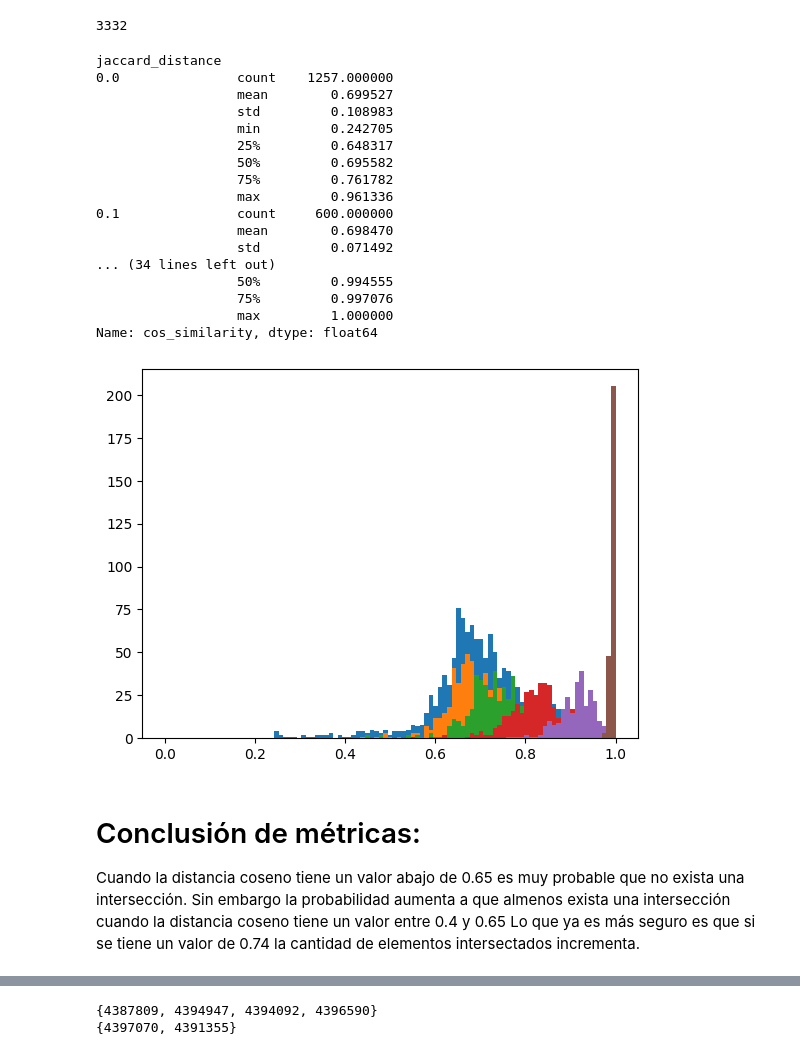
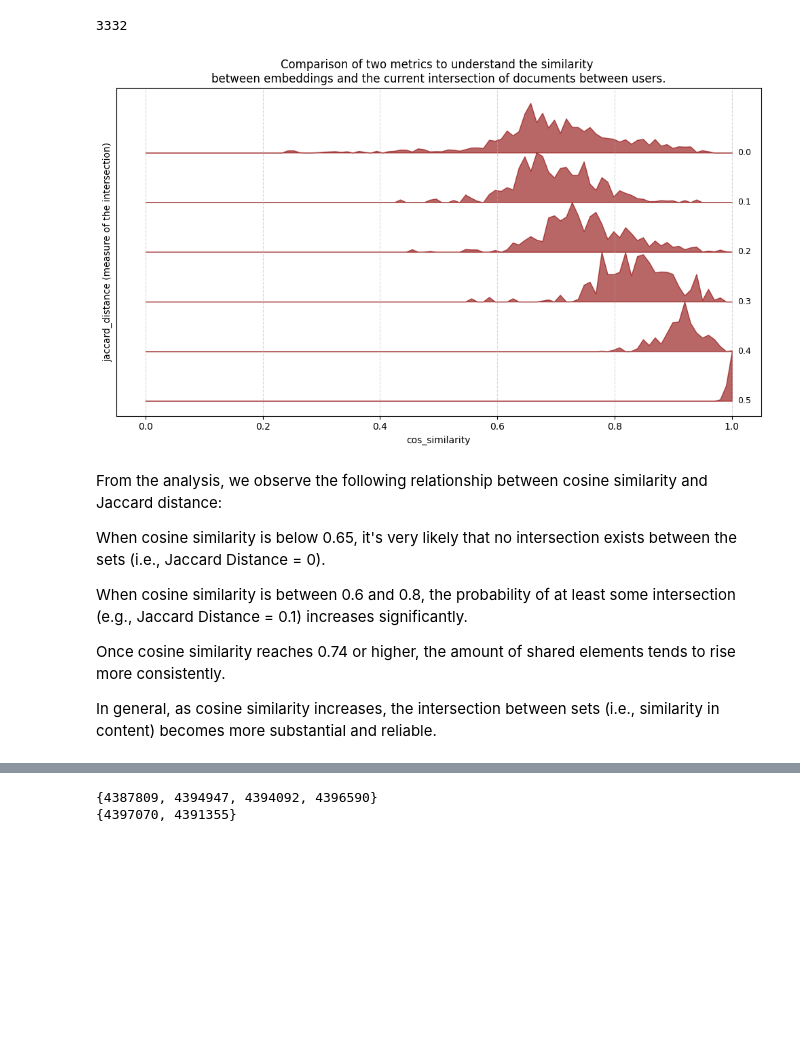
Before and after one commit to dhdzmota/meta-kaggle-hackathon, a Jupyter notebook: notebooks/mkh-user_dataset_recommendation-02.ipynb, the cells around one changed output, grey strips where cells are left out. Saved outputs shown, nothing was run; the diff lists cells and outputs as text; code cells hidden in the pictures; blank space fills up the shorter version.

Commit message:
Included analysis

```diff
--- a/notebooks/mkh-user_dataset_recommendation-02.ipynb
+++ b/notebooks/mkh-user_dataset_recommendation-02.ipynb
@@ -665,30 +710,27 @@ results_answers['jaccard_distance'] = results_answers.apply(jaccard_distance_df,
 def plot_hist(series):
     plt.hist(series, bins=np.linspace(0,1,100))
     return series.describe()
-# %%
-results_answers.groupby('jaccard_distance').cos_similarity.apply(plot_hist)
-# %% [output]
-jaccard_distance
-0.0               count    1257.000000
-                  mean        0.699527
-                  std         0.108983
-                  min         0.242705
-                  25%         0.648317
-                  50%         0.695582
-                  75%         0.761782
-                  max         0.961336
-0.1               count     600.000000
-                  mean        0.698470
-                  std         0.071492
-... (34 lines left out)
-                  50%         0.994555
-                  75%         0.997076
-                  max         1.000000
-Name: cos_similarity, dtype: float64
-[figure, removed]
+# %%
+title="""Comparison of two metrics to understand the similarity
+between embeddings and the current intersection of documents between users."""
+
+plot_ridgeline(
+    results_answers,
+    group_col='jaccard_distance',
+    value_col='cos_similarity',
+    ylabel='jaccard_distance (measure of the intersection)',
+    title=title
+)
+# %% [output]
+[figure, added]
 # %% [markdown]
-# Conclusión de métricas:
-Cuando la distancia coseno tiene un valor abajo de 0.65 es muy probable que no exista una intersección.
-Sin embargo la probabilidad aumenta a que almenos exista una intersección cuando la distancia coseno tiene un valor entre 0.4 y 0.65
-Lo que ya es más seguro es que si se tiene un valor de 0.74 la cantidad de elementos intersectados incrementa.
+From the analysis, we observe the following relationship between cosine similarity and Jaccard distance:
+
+When cosine similarity is below 0.65, it's very likely that no intersection exists between the sets (i.e., Jaccard Distance = 0).
+
+When cosine similarity is between 0.6 and 0.8, the probability of at least some intersection (e.g., Jaccard Distance = 0.1) increases significantly.
+
+Once cosine similarity reaches 0.74 or higher, the amount of shared elements tends to rise more consistently.
+
+In general, as cosine similarity increases, the intersection between sets (i.e., similarity in content) becomes more substantial and reliable.
 # %% [markdown]
```
Also changed, not shown: parts of 5 cells of this notebook.
